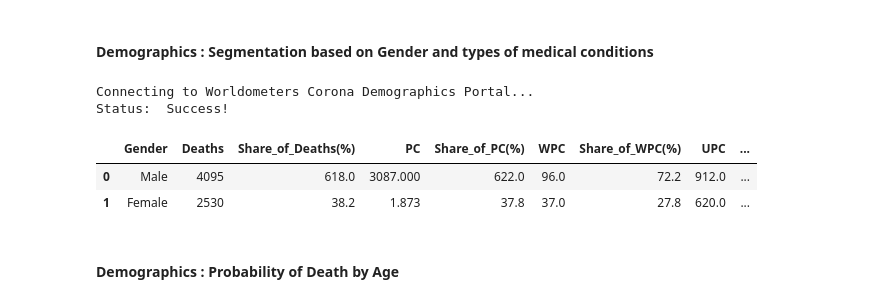
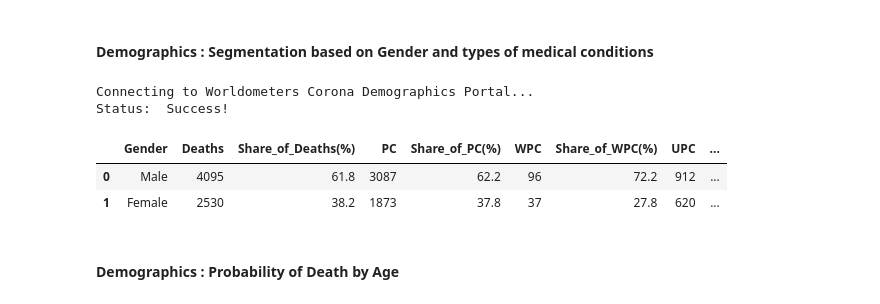
Before and after one commit to DeveloperAritro/COVID_19, a Jupyter notebook: Assignment1_COVID19.ipynb, the cells around one changed output. Drawn from its saved outputs; the diff is of its cells as text; code cells hidden in the pictures.

```diff
--- a/Assignment1_COVID19.ipynb
+++ b/Assignment1_COVID19.ipynb
@@ -286,36 +286,45 @@ for y in range(1,limit+1):
     share_deaths_list.append(td_tag[2].text)
     pre_ex_cond_list.append(td_tag[3].text)
     share_pre_ex_cond_list.append(td_tag[4].text)
     w_pre_ex_cond_list.append(td_tag[5].text)
     share_w_pre_ex_cond_list.append(td_tag[6].text)
     unknwn_pre_ex_cond_list.append(td_tag[7].text)
     share_unknwn_pre_ex_cond_list.append(td_tag[8].text)
 
 def data_cleaner(data_list,dtype):
-    for x in range(0,len(data_list)): data_list[x] = dtype(data_list[x].replace(",","").replace("%",""))
+    if data_list == pre_ex_cond_list or data_list == w_pre_ex_cond_list or data_list == unknwn_pre_ex_cond_list :
+        for x in range(0,len(data_list)): data_list[x] = data_list[x].replace(".","").replace(",","").replace("%","")
+
+    elif data_list == share_w_pre_ex_cond_list or data_list == share_pre_ex_cond_list or data_list == share_deaths_list:
+        for x in range(0,len(data_list)): data_list[x] = dtype(data_list[x].replace(",",".").replace("%",""))
+
+    else:
+        for x in range(0,len(data_list)): data_list[x] = dtype(data_list[x].replace(",","").replace("%",""))
+
     return data_list
 
 
 u_death_list = data_cleaner(deaths_list,int)
 u_share_deaths_list = data_cleaner(share_deaths_list,float)
 u_pre_ex_cond_list = data_cleaner(pre_ex_cond_list,float)
+
 u_w_pre_ex_cond_list = data_cleaner(w_pre_ex_cond_list,float)
 u_unknwn_pre_ex_cond_list = data_cleaner(unknwn_pre_ex_cond_list,float)
 u_share_unknwn_pre_ex_cond_list = data_cleaner(share_unknwn_pre_ex_cond_list,float)
 u_share_w_pre_ex_cond_list = data_cleaner(share_w_pre_ex_cond_list,float)
 u_share_pre_ex_cond_list = data_cleaner(share_pre_ex_cond_list,float)
 
 
 
 
 genderwise_df = pd.DataFrame(list(zip(gender_list,u_death_list, u_share_deaths_list,u_pre_ex_cond_list,u_share_pre_ex_cond_list,u_w_pre_ex_cond_list,u_share_w_pre_ex_cond_list,u_unknwn_pre_ex_cond_list,u_share_unknwn_pre_ex_cond_list)), columns=["Gender","Deaths","Share_of_Deaths(%)","PC","Share_of_PC(%)","WPC","Share_of_WPC(%)","UPC","Share_of_UPC(%)"])
 genderwise_df
 # %% [output]
 Connecting to Worldometers Corona Demographics Portal...
 Status:  Success!
 |  | Gender | Deaths | Share_of_Deaths(%) | PC | Share_of_PC(%) | WPC | Share_of_WPC(%) | UPC | ... |
-| 0 | Male | 4095 | 618.0 | 3087.000 | 622.0 | 96.0 | 72.2 | 912.0 | ... |
-| 1 | Female | 2530 | 38.2 | 1.873 | 37.8 | 37.0 | 27.8 | 620.0 | ... |
+| 0 | Male | 4095 | 61.8 | 3087 | 62.2 | 96 | 72.2 | 912 | ... |
+| 1 | Female | 2530 | 38.2 | 1873 | 37.8 | 37 | 27.8 | 620 | ... |
 # %% [markdown]
 #### Demographics : Probability of Death by Age
 # %%
```
Also changed, not shown: parts of 7 cells of this notebook.
